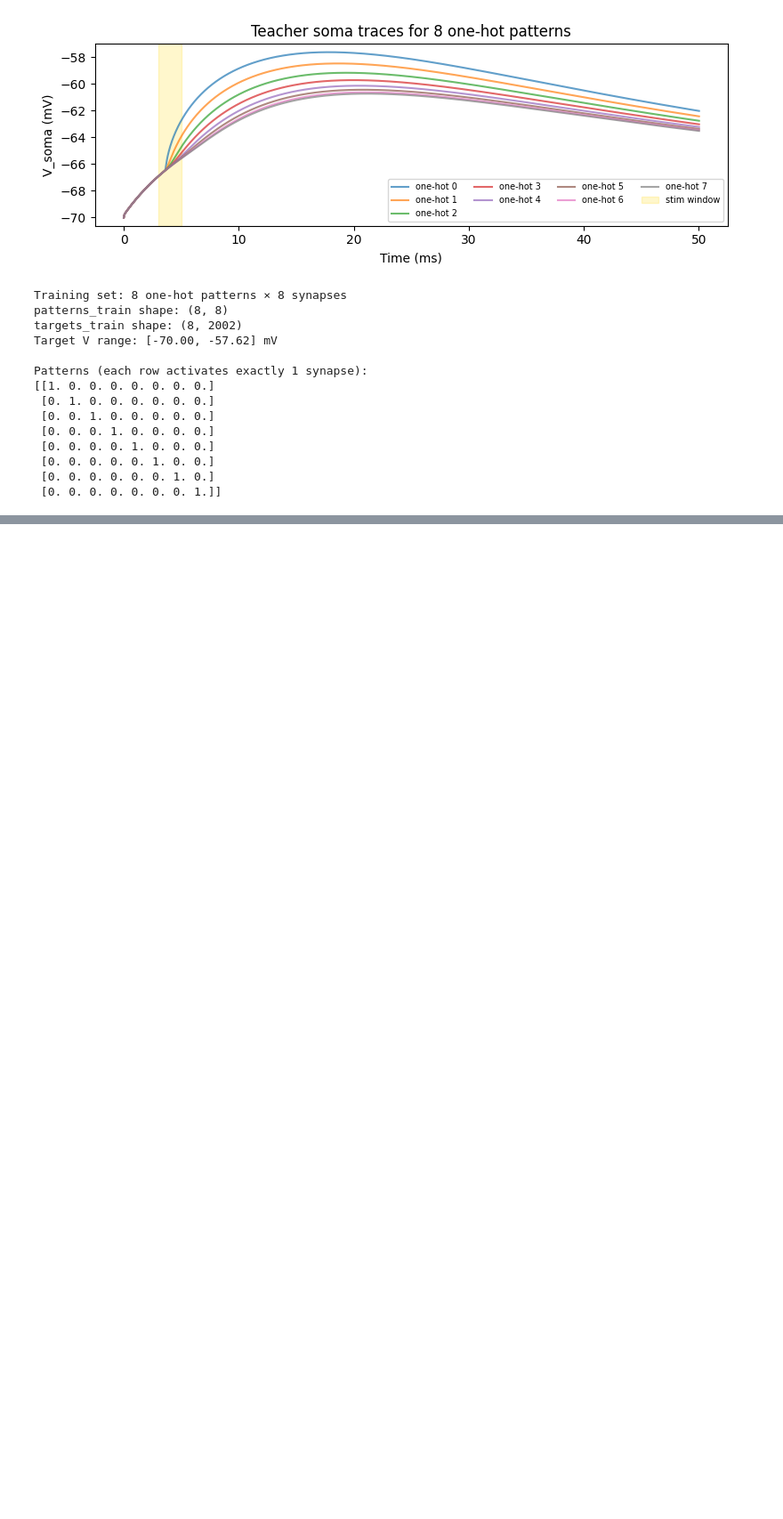
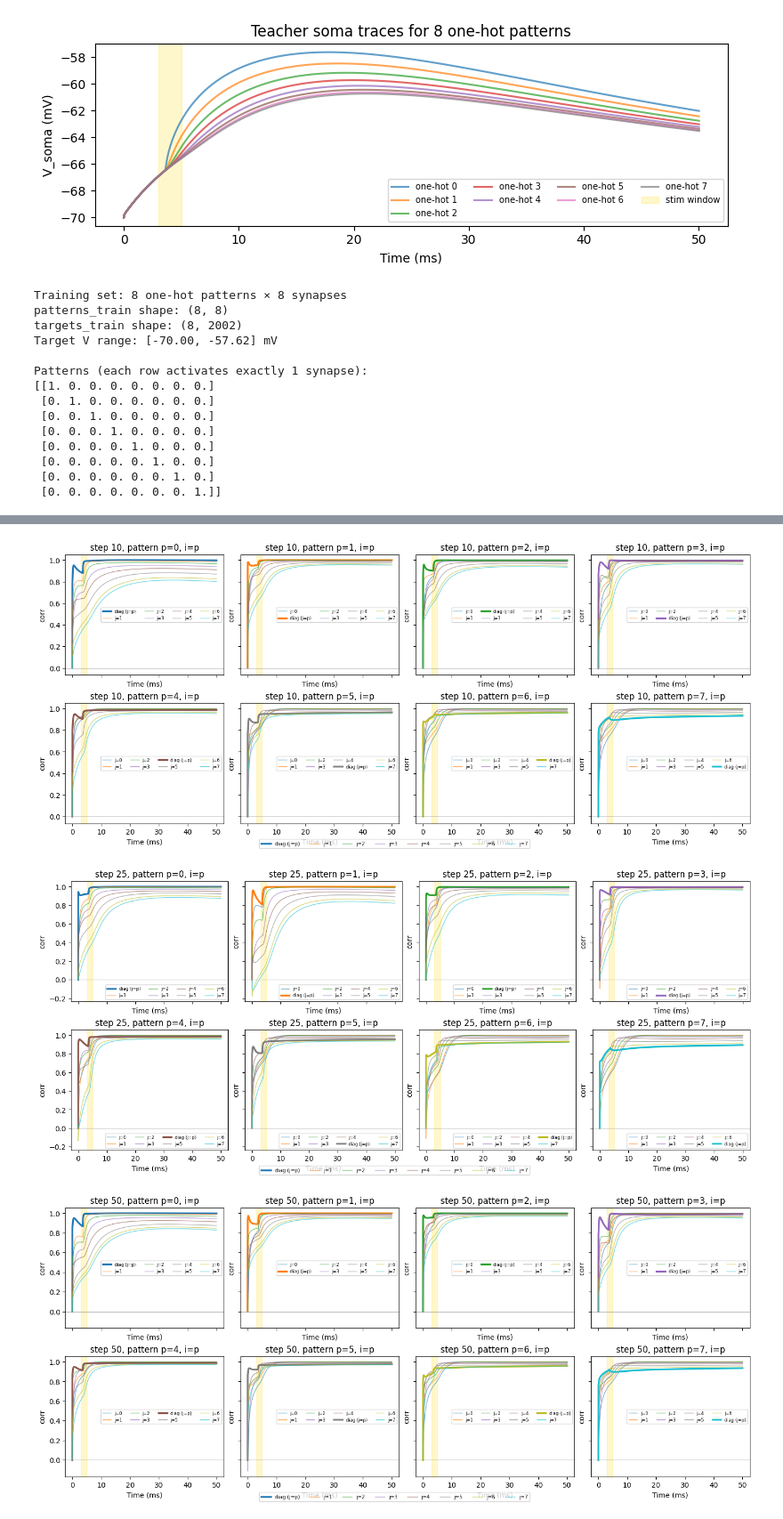
Before and after one commit to itzelts/jaxneuro, a Jupyter notebook: notebooks/retrain.ipynb, the cells around one changed output, grey strips where cells are left out. Shown at 89% size. Cells and saved outputs as stored; diff of their text form; code cells hidden in the pictures; blank space fills up the shorter version.

```diff
--- a/notebooks/retrain.ipynb
+++ b/notebooks/retrain.ipynb
@@ -844,0 +561,36 @@ Analysis window W: [3.0, 25.0] ms  (881 timepoints)
+# %%
+colors = plt.cm.tab10(np.linspace(0, 1, Nsyn))  # 8 distinct colors
+
+for c in checkpoints:
+    fig, axes = plt.subplots(2, 4, figsize=(14, 6), sharex=True, sharey=True,
+                             constrained_layout=True)
+    axes = axes.ravel()
+
+    for p in range(Nsyn):
+        ax = axes[p]
+        ax.axvspan(i_delay, i_delay + i_dur, color="gold", alpha=0.2)
+
+        # plot all sites j with fixed colors
+        for j in range(Nsyn):
+            lw = 2.5 if j == p else 1.0
+            alpha = 1.0 if j == p else 0.6
+            label = "diag (j=p)" if j == p else f"j={j}"
+            ax.plot(t_arr, r_off_ckpt[c][p, j],
+                    color=colors[j], lw=lw, alpha=alpha, label=label)
+
+        ax.axhline(0, color="grey", lw=0.5)
+        ax.set_title(f"step {c}, pattern p={p}, i=p")
+        ax.set_xlabel("Time (ms)")
+        ax.set_ylabel("corr")
+
+        # optional: per-panel legend (small but correct)
+        ax.legend(fontsize=6, ncol=4)
+
+    # better: one global legend for the whole figure
+    handles, labels = axes[0].get_legend_handles_labels()
+    fig.legend(handles, labels, loc="lower center", ncol=9, fontsize=7)
+    plt.show()
+# %% [output]
+[figure, added]
+[figure, added]
+[figure, added]
```
Also changed, not shown: parts of 15 cells of this notebook.
